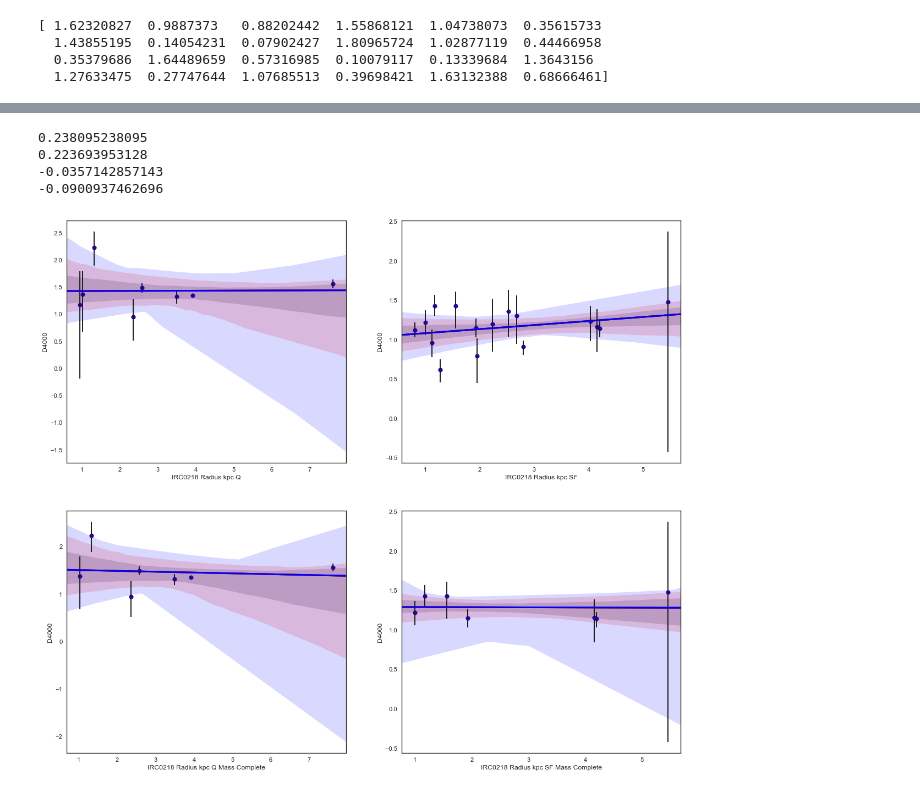
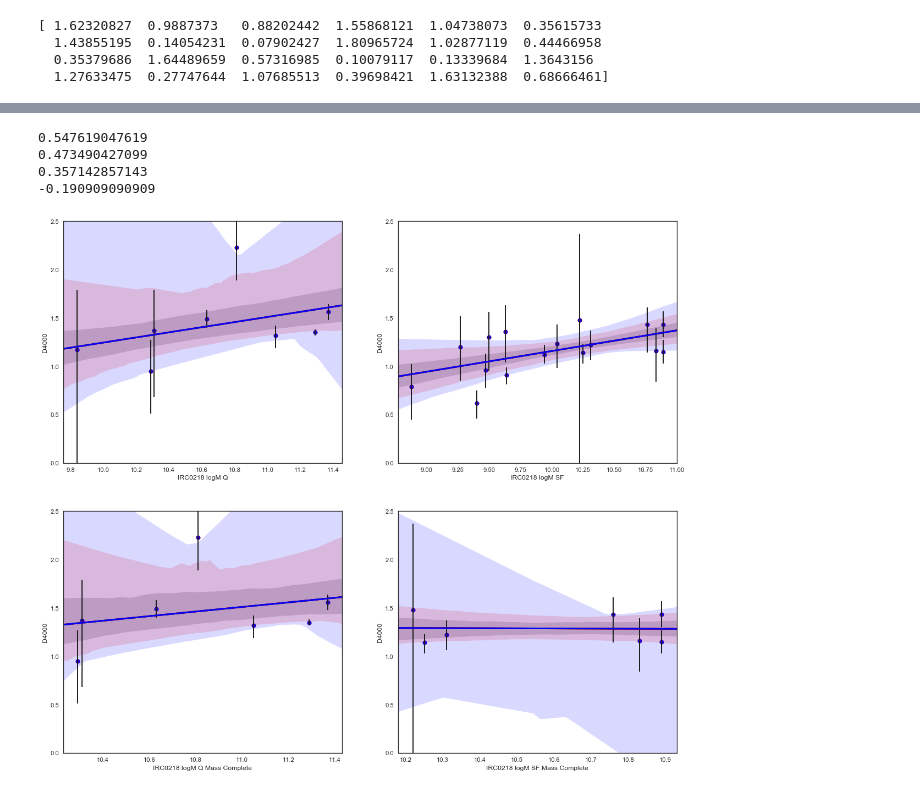
Before and after one commit to jrcooper91/van_der_Wel_size-mass, a Jupyter notebook: bootstrap.ipynb, the cells around one changed output, grey strips where cells are left out. Cells and saved outputs as stored; diff of their text form; code cells hidden in the pictures.

```diff
--- a/bootstrap.ipynb
+++ b/bootstrap.ipynb
@@ -300,38 +345,42 @@ nan
 # %%
 ax = sns.set(style="white", color_codes=True)
-ax = plt.figure(figsize=(18, 16), dpi= 80, facecolor='none', edgecolor='k')
+ax = plt.figure(figsize=(18, 16), dpi= 80, facecolor='w', edgecolor='k')
 ax = subplot(2,2,1)
-x, y = pd.Series(c_re_kpc[np.where(c_flag<0.9)], name="IRC0218 Radius kpc Q"), pd.Series(c_dk[np.where(c_flag<0.9)], name="D4000")
+ax = ylim(0,2.5)
+x, y = pd.Series(c_lmass[np.where(c_flag<0.9)], name="IRC0218 logM Q"), pd.Series(c_dk[np.where(c_flag<0.9)], name="D4000")
 ax = sns.regplot(x=x, y=y, ci=68,n_boot=1000,color='black')
 ax = sns.regplot(x=x, y=y, ci=95,n_boot=1000,color='red')
 ax = sns.regplot(x=x, y=y, ci=99.7,n_boot=1000,color='blue')
 ax = bar(x,y,yerr=[c_dk1[np.where(c_flag<0.9)], c_dk2[np.where(c_flag<0.9)]], facecolor='none')
 print scipy.stats.stats.spearmanr(x, y)[0]
 ax = subplot(2,2,2)
-x, y = pd.Series(c_re_kpc[np.where(c_flag>0.9)], name="IRC0218 Radius kpc SF"), pd.Series(c_dk[np.where(c_flag>0.9)], name="D4000")
+ax = ylim(0,2.5)
+x, y = pd.Series(c_lmass[np.where(c_flag>0.9)], name="IRC0218 logM SF"), pd.Series(c_dk[np.where(c_flag>0.9)], name="D4000")
 ax = sns.regplot(x=x, y=y, ci=68,n_boot=1000,color='black')
 ax = sns.regplot(x=x, y=y, ci=95,n_boot=1000,color='red')
 ax = sns.regplot(x=x, y=y, ci=99.7,n_boot=1000,color='blue')
 ax = bar(x,y,yerr=[c_dk1[np.where(c_flag>0.9)], c_dk2[np.where(c_flag>0.9)]], facecolor='none')
 print scipy.stats.stats.spearmanr(x, y)[0]
 ax = subplot(2,2,3)
-x, y = pd.Series(c_re_kpc[np.where(np.logical_and(c_flag<0.9,c_lmass>10.20))], name="IRC0218 Radius kpc Q Mass Complete"), pd.Series(c_dk[np.where(np.logical_and(c_flag<0.9,c_lmass>10.20))], name="D4000")
+ax = ylim(0,2.5)
+x, y = pd.Series(c_lmass[np.where(np.logical_and(c_flag<0.9,c_lmass>10.20))], name="IRC0218 logM Q Mass Complete"), pd.Series(c_dk[np.where(np.logical_and(c_flag<0.9,c_lmass>10.20))], name="D4000")
 ax = sns.regplot(x=x, y=y, ci=68,n_boot=1000,color='black')
 ax = sns.regplot(x=x, y=y, ci=95,n_boot=1000,color='red')
 ax = sns.regplot(x=x, y=y, ci=99.7,n_boot=1000,color='blue')
 ax = bar(x,y,yerr=[c_dk1[np.where(np.logical_and(c_flag<0.9,c_lmass>10.20))], c_dk2[np.where(np.logical_and(c_flag<0.9,c_lmass>10.20))]], facecolor='none')
 print scipy.stats.stats.spearmanr(x, y)[0]
 ax = subplot(2,2,4)
-x, y = pd.Series(c_re_kpc[np.where(np.logical_and(c_flag>0.9,c_lmass>10.20))], name="IRC0218 Radius kpc SF Mass Complete"), pd.Series(c_dk[np.where(np.logical_and(c_flag>0.9,c_lmass>10.20))], name="D4000")
+ax = ylim(0,2.5)
+x, y = pd.Series(c_lmass[np.where(np.logical_and(c_flag>0.9,c_lmass>10.20))], name="IRC0218 logM SF Mass Complete"), pd.Series(c_dk[np.where(np.logical_and(c_flag>0.9,c_lmass>10.20))], name="D4000")
 ax = sns.regplot(x=x, y=y, ci=68,n_boot=1000,color='black')
 ax = sns.regplot(x=x, y=y, ci=95,n_boot=1000,color='red')
 ax = sns.regplot(x=x, y=y, ci=99.7,n_boot=1000,color='blue')
 ax = bar(x,y,yerr=[c_dk1[np.where(np.logical_and(c_flag>0.9,c_lmass>10.20))], c_dk2[np.where(np.logical_and(c_flag>0.9,c_lmass>10.20))]], facecolor='none')
 print scipy.stats.stats.spearmanr(x, y)[0]
 ax = plt.show()
 # %% [output]
-0.238095238095
-0.223693953128
--0.0357142857143
--0.0900937462696
+0.547619047619
+0.473490427099
+0.357142857143
+-0.190909090909
-[figure, old version]
+[figure, new version]
```
Also changed, not shown: parts of 20 cells of this notebook.
